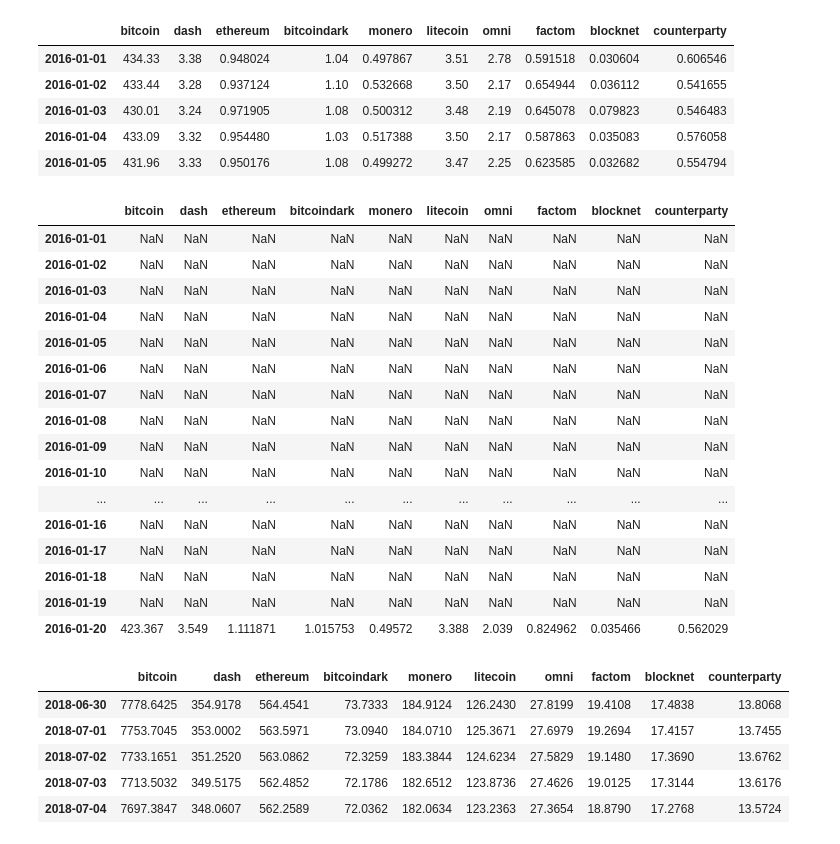
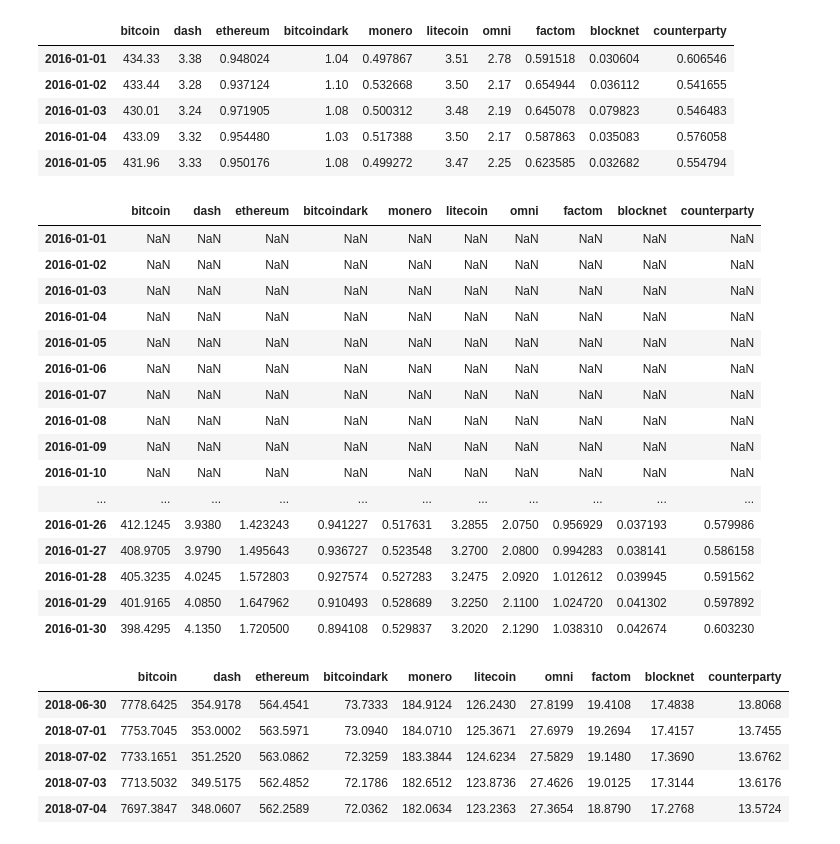
Before and after one commit to crypto20-dev/Invictus, a Jupyter notebook: Package Testing/Simple Trading Strategy -EMA.ipynb, the cells around one changed output. Cells and saved outputs as stored; diff of their text form; code cells hidden in the pictures.

```diff
--- a/Simple Trading Strategy -EMA.ipynb
+++ b/Package Testing/Simple Trading Strategy -EMA.ipynb
@@ -10,7 +10,7 @@ import matplotlib.dates as mdates
 
 my_year_month_fmt = mdates.DateFormatter('%m/%y')
 # %%
-data = np.load('/home/isabelle/Downloads/latest_coin_data.pkl')
+data = np.load('/Users/louisribieras/Desktop/my_invictus/data/latest_coin_data.pkl')
 # %%
 new_data = data.dropna()
 new_data = new_data.T
@@ -76,25 +76,25 @@ final.head()
 # %%
 #Calculating short-window simple moving average
 short_rolling = final.rolling(window=20).mean()
-short_rolling.head(20)
+short_rolling.head(30)
 # %% [output]
 |  | bitcoin | dash | ethereum | bitcoindark | monero | litecoin | omni | factom | blocknet | counterparty |
 | 2016-01-01 | NaN | NaN | NaN | NaN | NaN | NaN | NaN | NaN | NaN | NaN |
 | 2016-01-02 | NaN | NaN | NaN | NaN | NaN | NaN | NaN | NaN | NaN | NaN |
 | 2016-01-03 | NaN | NaN | NaN | NaN | NaN | NaN | NaN | NaN | NaN | NaN |
 | 2016-01-04 | NaN | NaN | NaN | NaN | NaN | NaN | NaN | NaN | NaN | NaN |
 | 2016-01-05 | NaN | NaN | NaN | NaN | NaN | NaN | NaN | NaN | NaN | NaN |
 | 2016-01-06 | NaN | NaN | NaN | NaN | NaN | NaN | NaN | NaN | NaN | NaN |
 | 2016-01-07 | NaN | NaN | NaN | NaN | NaN | NaN | NaN | NaN | NaN | NaN |
 | 2016-01-08 | NaN | NaN | NaN | NaN | NaN | NaN | NaN | NaN | NaN | NaN |
 | 2016-01-09 | NaN | NaN | NaN | NaN | NaN | NaN | NaN | NaN | NaN | NaN |
 | 2016-01-10 | NaN | NaN | NaN | NaN | NaN | NaN | NaN | NaN | NaN | NaN |
 | ... | ... | ... | ... | ... | ... | ... | ... | ... | ... | ... |
-| 2016-01-16 | NaN | NaN | NaN | NaN | NaN | NaN | NaN | NaN | NaN | NaN |
-| 2016-01-17 | NaN | NaN | NaN | NaN | NaN | NaN | NaN | NaN | NaN | NaN |
-| 2016-01-18 | NaN | NaN | NaN | NaN | NaN | NaN | NaN | NaN | NaN | NaN |
-| 2016-01-19 | NaN | NaN | NaN | NaN | NaN | NaN | NaN | NaN | NaN | NaN |
-| 2016-01-20 | 423.367 | 3.549 | 1.111871 | 1.015753 | 0.49572 | 3.388 | 2.039 | 0.824962 | 0.035466 | 0.562029 |
+| 2016-01-26 | 412.1245 | 3.9380 | 1.423243 | 0.941227 | 0.517631 | 3.2855 | 2.0750 | 0.956929 | 0.037193 | 0.579986 |
+| 2016-01-27 | 408.9705 | 3.9790 | 1.495643 | 0.936727 | 0.523548 | 3.2700 | 2.0800 | 0.994283 | 0.038141 | 0.586158 |
+| 2016-01-28 | 405.3235 | 4.0245 | 1.572803 | 0.927574 | 0.527283 | 3.2475 | 2.0920 | 1.012612 | 0.039945 | 0.591562 |
+| 2016-01-29 | 401.9165 | 4.0850 | 1.647962 | 0.910493 | 0.528689 | 3.2250 | 2.1100 | 1.024720 | 0.041302 | 0.597892 |
+| 2016-01-30 | 398.4295 | 4.1350 | 1.720500 | 0.894108 | 0.529837 | 3.2020 | 2.1290 | 1.038310 | 0.042674 | 0.603230 |
 # %%
 #Calculating long-window simple moving average
 long_rolling = final.rolling(window=100).mean()
```
Also changed, not shown: parts of 1 cell of this notebook, 5 other files.
